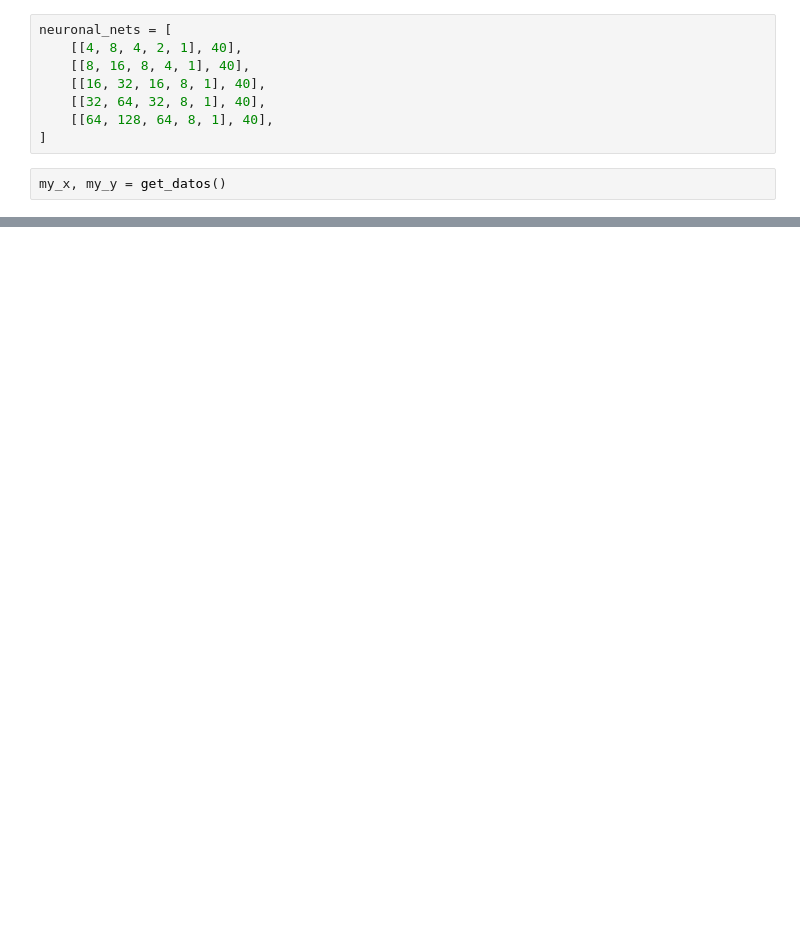
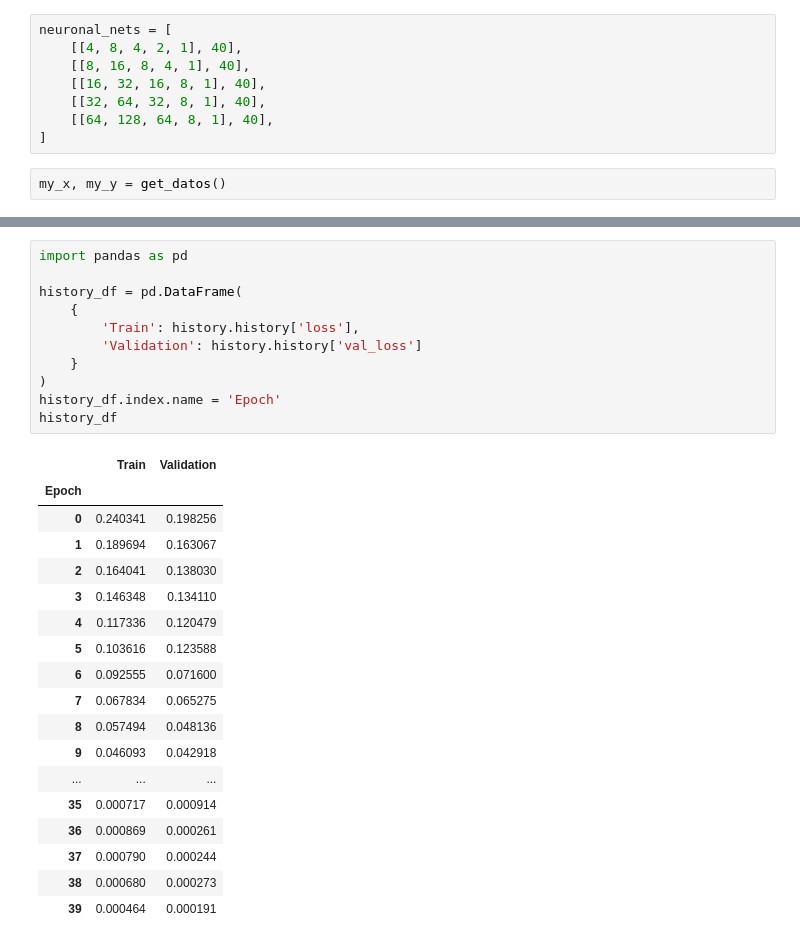
Before and after one commit to TehWeifu/IABD, a Jupyter notebook: ProgramacionDeInteligencia/Lorenzo/Unit04-Graphs/Exercise23.ipynb, the cells around one changed output, grey strips where cells are left out. Cells and saved outputs as stored; diff of their text form; blank space fills up the shorter version.

```diff
--- a/ProgramacionDeInteligencia/Lorenzo/Unit04-Graphs/Exercise23.ipynb
+++ b/ProgramacionDeInteligencia/Lorenzo/Unit04-Graphs/Exercise23.ipynb
@@ -127,0 +139,30 @@ plt.show()
+# %%
+import pandas as pd
+
+history_df = pd.DataFrame(
+    {
+        'Train': history.history['loss'],
+        'Validation': history.history['val_loss']
+    }
+)
+history_df.index.name = 'Epoch'
+history_df
+# %% [output]
+|  | Train | Validation |
+| Epoch |  |  |
+| 0 | 0.240341 | 0.198256 |
+| 1 | 0.189694 | 0.163067 |
+| 2 | 0.164041 | 0.138030 |
+| 3 | 0.146348 | 0.134110 |
+| 4 | 0.117336 | 0.120479 |
+| 5 | 0.103616 | 0.123588 |
+| 6 | 0.092555 | 0.071600 |
+| 7 | 0.067834 | 0.065275 |
+| 8 | 0.057494 | 0.048136 |
+| 9 | 0.046093 | 0.042918 |
+| ... | ... | ... |
+| 35 | 0.000717 | 0.000914 |
+| 36 | 0.000869 | 0.000261 |
+| 37 | 0.000790 | 0.000244 |
+| 38 | 0.000680 | 0.000273 |
+| 39 | 0.000464 | 0.000191 |
```
Also changed, not shown: parts of 9 cells of this notebook, 51 other files.
